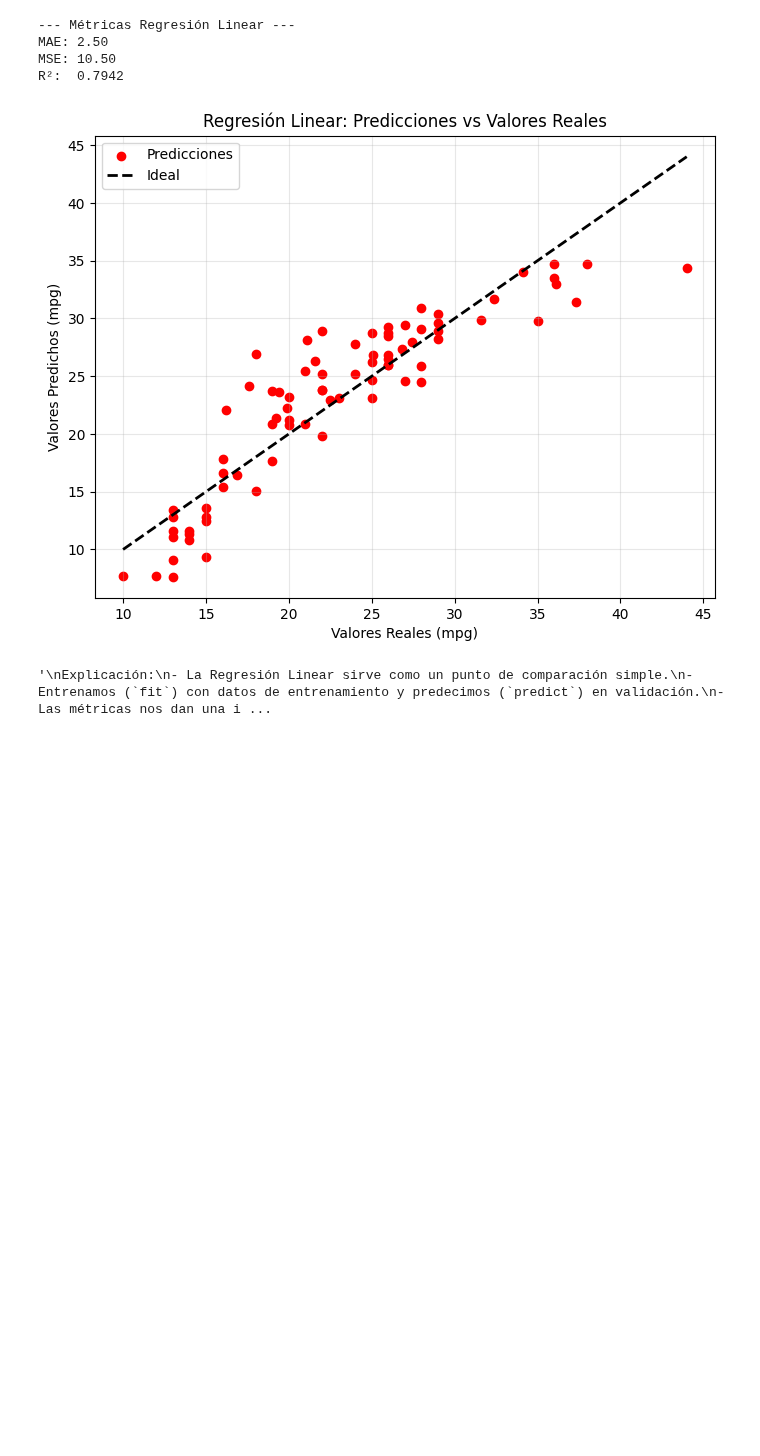
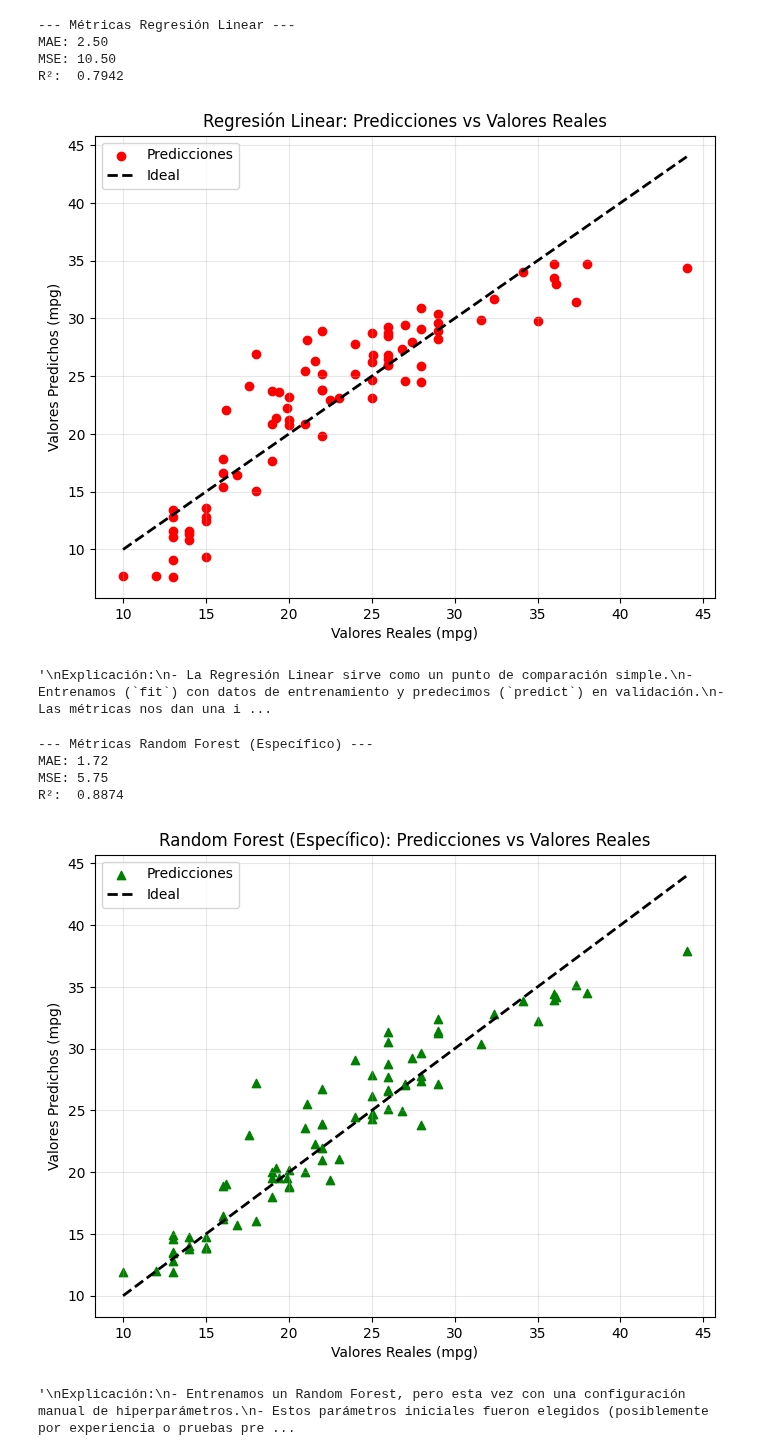
Before and after one commit to WSmithDR/espol-bootcamp-data_science, a Jupyter notebook: main.ipynb, the cells around one changed output. Saved outputs shown, nothing was run; the diff lists cells and outputs as text; code cells hidden in the pictures; blank space fills up the shorter version.

```diff
--- a/main.ipynb
+++ b/main.ipynb
@@ -177,3 +177,53 @@ MSE: 10.50
 R²:  0.7942
 [figure]
 '\nExplicación:\n- La Regresión Linear sirve como un punto de comparación simple.\n- Entrenamos (`fit`) con datos de entrenamiento y predecimos (`predict`) en validación.\n- Las métricas nos dan una i ...
+# %%
+from sklearn.ensemble import RandomForestRegressor
+
+# 1. Importar (ya hecho)
+# 2. Crear modelo con parámetros específicos
+model_rf_specific = RandomForestRegressor(
+    n_estimators=200,       # Número de árboles
+    max_depth=8,            # Profundidad máxima de cada árbol
+    min_samples_split=2,    # Mínimo de muestras para dividir un nodo
+    max_features=0.9,       # % de características a considerar en cada división
+    random_state=0          # Semilla para reproducibilidad (diferente a train_test_split)
+)
+
+# 3. Entrenar y evaluar
+model_rf_specific.fit(X_train, y_train)
+y_pred_rf_specific = model_rf_specific.predict(X_val)
+
+mae_rf = mean_absolute_error(y_val, y_pred_rf_specific)
+mse_rf = mean_squared_error(y_val, y_pred_rf_specific)
+r2_rf = r2_score(y_val, y_pred_rf_specific)
+
+print("--- Métricas Random Forest (Específico) ---")
+print(f"MAE: {mae_rf:.2f}")
+print(f"MSE: {mse_rf:.2f}")
+print(f"R²:  {r2_rf:.4f}")
+
+# 4. Graficar Predicciones vs Reales
+plt.figure(figsize=(8, 6))
+plt.scatter(y_val, y_pred_rf_specific, c='green', marker='^', label='Predicciones')
+plt.plot([y_val.min(), y_val.max()], [y_val.min(), y_val.max()], 'k--', lw=2, label='Ideal')
+plt.xlabel('Valores Reales (mpg)')
+plt.ylabel('Valores Predichos (mpg)')
+plt.title('Random Forest (Específico): Predicciones vs Valores Reales')
+plt.legend()
+plt.grid(True, alpha=0.3)
+plt.show()
+
+"""
+Explicación:
+- Entrenamos un Random Forest, pero esta vez con una configuración manual de hiperparámetros.
+- Estos parámetros iniciales fueron elegidos (posiblemente por experiencia o pruebas previas) en el notebook original.
+- Comparamos su rendimiento con la Regresión Linear para ver si este modelo más complejo mejora los resultados.
+"""
+# %% [output]
+--- Métricas Random Forest (Específico) ---
+MAE: 1.72
+MSE: 5.75
+R²:  0.8874
+[figure, added]
+'\nExplicación:\n- Entrenamos un Random Forest, pero esta vez con una configuración manual de hiperparámetros.\n- Estos parámetros iniciales fueron elegidos (posiblemente por experiencia o pruebas pre ...
```
